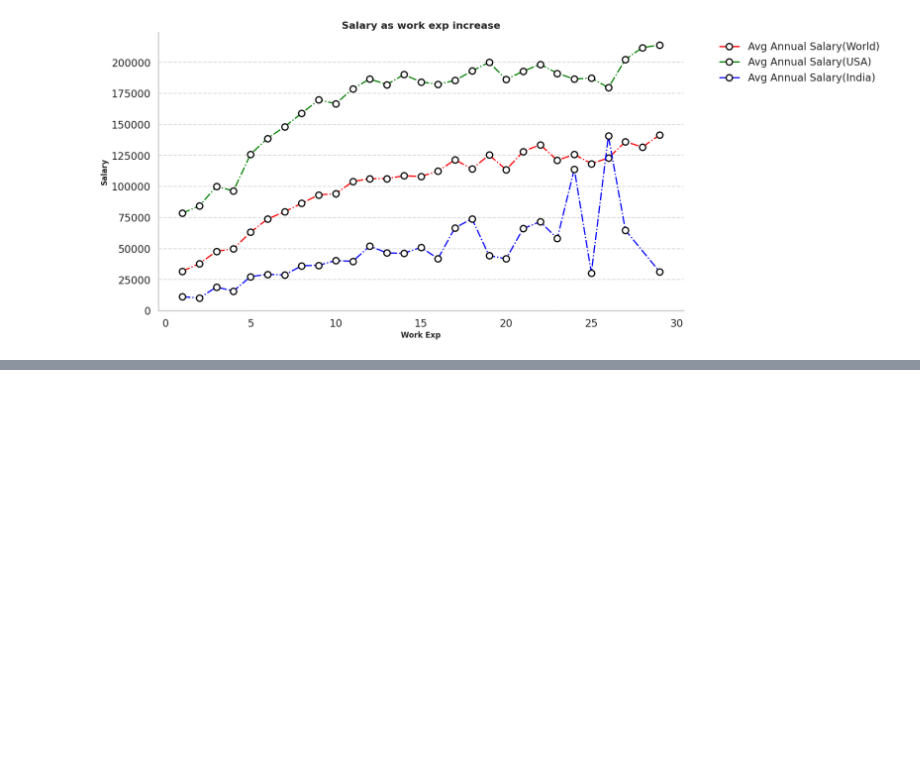
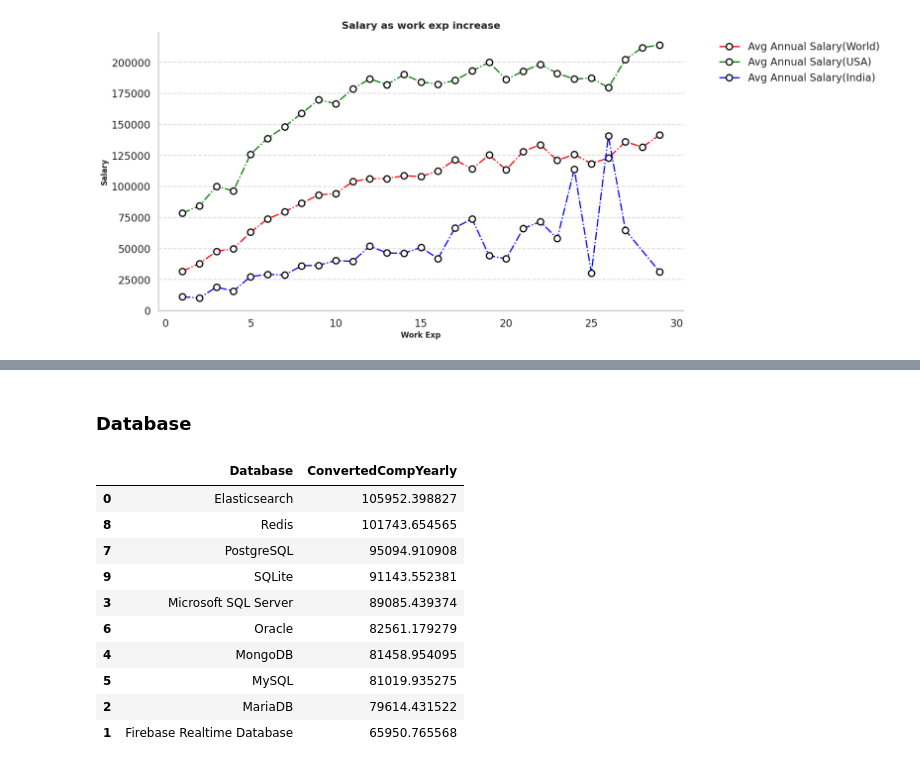
Before and after one commit to vikassinngh123/AI-ML-Learning, a Jupyter notebook: 04-Pandas/03_StackOverflow_Survey_Analysis.ipynb, the cells around one changed output, grey strips where cells are left out. Saved outputs shown, nothing was run; the diff lists cells and outputs as text; code cells hidden in the pictures; blank space fills up the shorter version.

```diff
--- a/04-Pandas/03_StackOverflow_Survey_Analysis.ipynb
+++ b/04-Pandas/03_StackOverflow_Survey_Analysis.ipynb
@@ -177,0 +230,32 @@ plt.show()
+# %% [markdown]
+### Database
+# %%
+popular_databases = [
+    'PostgreSQL', 'MySQL', 'SQLite', 'MongoDB', 'Redis',
+    'Microsoft SQL Server', 'Amazon DynamoDB', 'MariaDB',
+    'Elasticsearch', 'Firebase Realtime Database','Oracle'
+]
+
+database_df=df.dropna(subset=["ConvertedCompYearly","DatabaseHaveWorkedWith"]).copy()
+database_df=database_df[(database_df["ConvertedCompYearly"]>0) & (database_df["ConvertedCompYearly"]<1000000)]
+database_df=database_df[["DatabaseHaveWorkedWith","ConvertedCompYearly"]]
+
+database_df=database_df.assign(Database=database_df['DatabaseHaveWorkedWith'].str.split(';')).explode('Database')
+
+database_df=database_df[database_df['Database'].isin(popular_databases)]
+database_df=database_df.groupby("Database")['ConvertedCompYearly'].mean().reset_index()
+database_df=database_df.sort_values(by='ConvertedCompYearly',ascending=False)
+
+database_df
+# %% [output]
+|  | Database | ConvertedCompYearly |
+| 0 | Elasticsearch | 105952.398827 |
+| 8 | Redis | 101743.654565 |
+| 7 | PostgreSQL | 95094.910908 |
+| 9 | SQLite | 91143.552381 |
+| 3 | Microsoft SQL Server | 89085.439374 |
+| 6 | Oracle | 82561.179279 |
+| 4 | MongoDB | 81458.954095 |
+| 5 | MySQL | 81019.935275 |
+| 2 | MariaDB | 79614.431522 |
+| 1 | Firebase Realtime Database | 65950.765568 |
```
Also changed, not shown: parts of 11 cells of this notebook.
